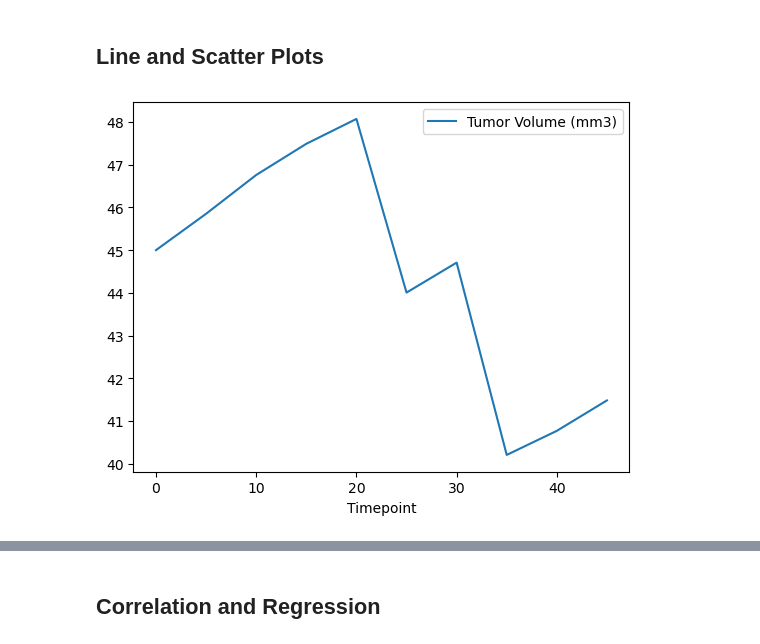
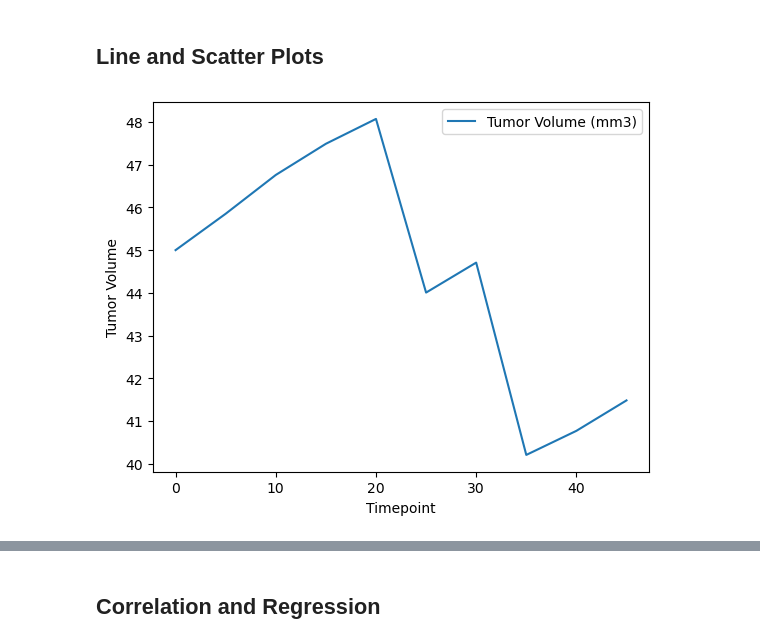
Before and after one commit to JollyCJoseph/module5-challenge, a Jupyter notebook: Starter_Code/Pymaceuticals/pymaceuticals.ipynb, the cells around one changed output, grey strips where cells are left out. Saved outputs shown, nothing was run; the diff lists cells and outputs as text; code cells hidden in the pictures.

```diff
--- a/Starter_Code/Pymaceuticals/pymaceuticals.ipynb
+++ b/Starter_Code/Pymaceuticals/pymaceuticals.ipynb
@@ -292,11 +284,12 @@ plt.show()
 # %%
 # Generate a line plot of tumor volume vs. time point for a single mouse treated with Capomulin
 l509=clean_data_df.loc[(clean_data_df['Mouse ID']=='l509')&(clean_data_df['Drug Regimen']=='Capomulin'),['Timepoint','Tumor Volume (mm3)']]
 l509_capomulin=l509.set_index('Timepoint').sort_index().reset_index()
 l509_capomulin.plot('Timepoint','Tumor Volume (mm3)')
+plt.ylabel('Tumor Volume')
 plt.show()
 # %% [output]
-[figure, old version]
+[figure, new version]
 # %%
 # Generate a scatter plot of mouse weight vs. the average observed tumor volume for the entire Capomulin regimen
 capomulin_df=clean_data_df.loc[clean_data_df['Drug Regimen']=='Capomulin',["Weight (g)","Tumor Volume (mm3)"]]
```
Also changed, not shown: parts of 11 cells of this notebook.
